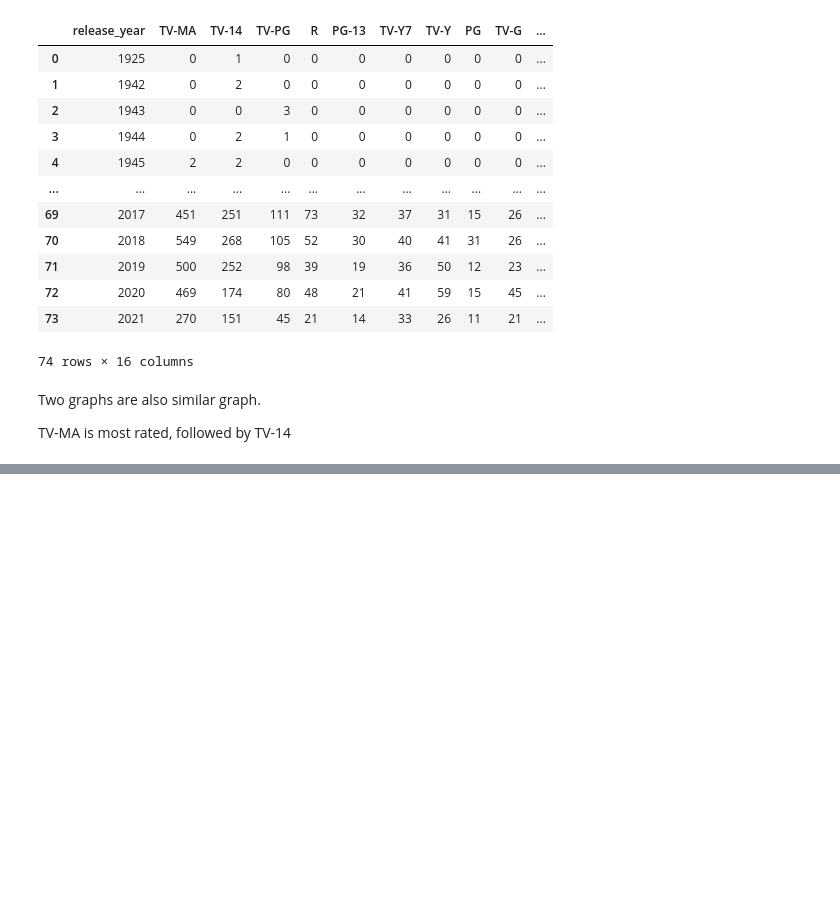
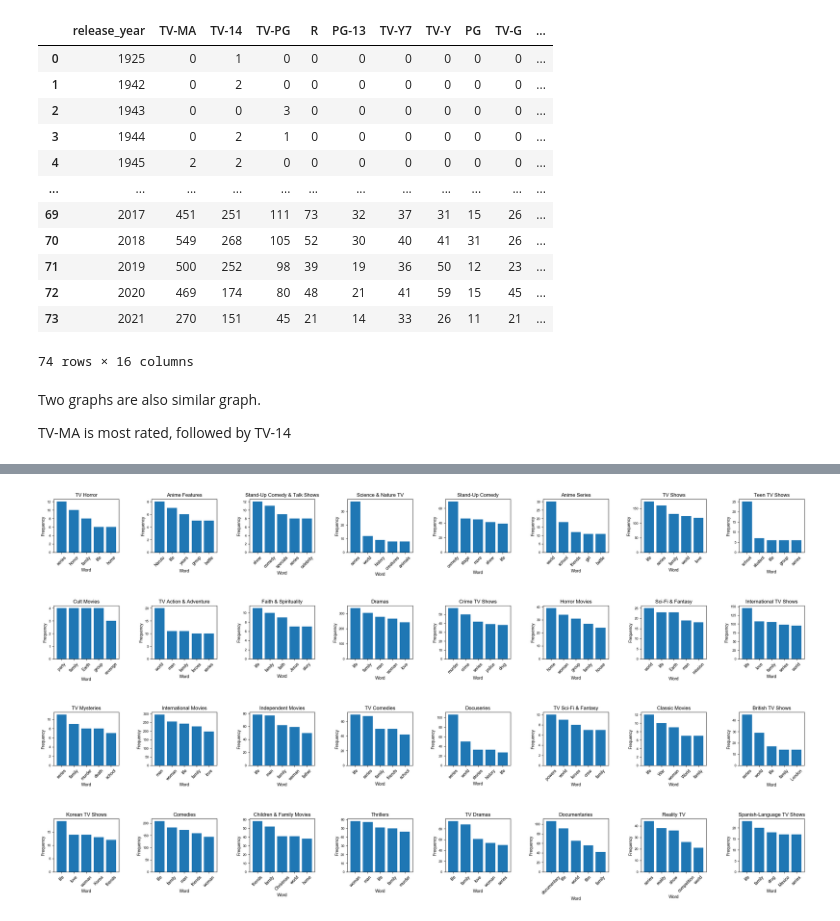
Before and after one commit to hyungchulc/Netflix-Analysis, a Jupyter notebook: Netflix-Analysis.ipynb, the cells around one changed output, grey strips where cells are left out. Cells and saved outputs as stored; diff of their text form; code cells hidden in the pictures; blank space fills up the shorter version.

```diff
--- a/Netflix-Analysis.ipynb
+++ b/Netflix-Analysis.ipynb
@@ -420,0 +498,61 @@ TV-MA is most rated, followed by TV-14
+# %%
+# Define a function to identify nouns, adjectives, and verbs (excluding "be" verbs)
+def extract_pos(text):
+    tokens = word_tokenize(text)
+    pos_tags = nltk.pos_tag(tokens)
+    pos = [word for word, tag in pos_tags if tag.startswith('N') or (tag.startswith('J') and tag != 'JJ') or (tag.startswith('V') and not tag.startswith('VB')) and '-' not in word and "'" not in word]
+    return pos
+
+# Define the list of genres
+genres = nf['listed_in'].str.split(", ")
+genres = set([item for sublist in genres for item in sublist])
+
+# Create a 8x4 subplot grid for the plots
+fig, axs = plt.subplots(nrows=4, ncols=8, figsize=(32, 16))
+axs = axs.flatten()
+# Remove any unused subplots
+for ax in axs[len(genres):]:
+    ax.remove()
+
+#space between subplots
+fig.subplots_adjust(hspace=0.8, wspace=0.5)
+
+for i, genre in enumerate(genres):
+    # Check that the index is valid
+    if i < len(axs):
+        # Filter the dataframe to include only titles in the chosen genre
+        genre_df = nf[nf['listed_in'].str.contains(genre)]
+
+        # Combine all descriptions into a single string
+        description = " ".join(genre_df['description'].fillna(""))
+
+        # Extract the nouns, adjectives, and verbs (excluding "be" verbs and words with "-") from the descriptions
+        pos = extract_pos(description)
+        words = pd.Series(pos)
+
+        #exclude '-' and "'" in words
+        words = words[~words.str.contains('–')]
+        words = words[~words.str.contains('’')]
+
+        # Count the frequency of each word and select the top 10
+        word_counts = words.value_counts().sort_values(ascending=False)
+        top_words = word_counts.head(5)
+
+        # Create a bar chart showing the top 10 most common words
+        axs[i].bar(top_words.index, top_words.values)
+        axs[i].set_title(genre)
+        axs[i].set_xlabel("Word")
+        axs[i].set_ylabel("Frequency")
+        axs[i].tick_params(axis='x', labelrotation=45)
+        axs[i].tick_params(axis='y', labelsize=8)
+
+
+# Remove any unused subplots and adjust the spacing between subplots
+for i in range(len(genres), len(axs)):
+    fig.delaxes(axs[i])
+plt.subplots_adjust(wspace=0.5, hspace=1.0)
+
+# Show the plot
+plt.show()
+# %% [output]
+[figure, added]
```
Also changed, not shown: parts of 4 cells of this notebook.
